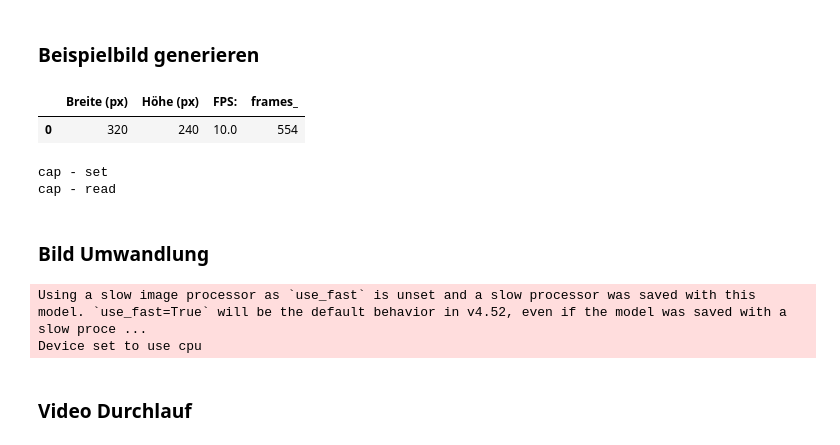
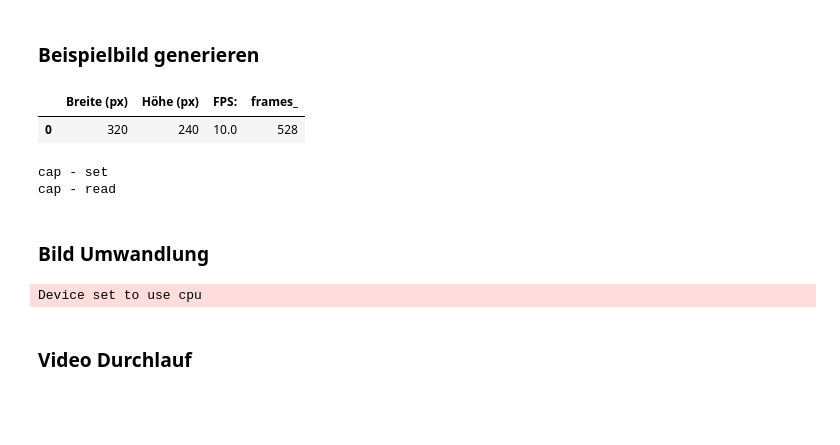
Before and after one commit to domhel/2025_p03_policy_learning, a Jupyter notebook: src/video_converter_dev.ipynb, the cells around one changed output. Drawn from its saved outputs; the diff is of its cells as text; code cells hidden in the pictures; blank space fills up the shorter version.

```diff
--- a/src/video_converter_dev.ipynb
+++ b/src/video_converter_dev.ipynb
@@ -121,7 +121,7 @@ pediction_models_list = [prediction_models.DEPTH_ANYTHING_V2]
 #extract single image from video in variable image_example [Image.Image]
 import pandas as pd
 
-path_example = r"C:\Users\lehrm\Daten\Arbeit_u_Studium\Studium\5_Master_lokal\repos\2025_p03_policy_learning\dataset\studytable_open_drawer\videos\chunk-000\observation.image.camera1_img\episode_000000.mp4"
+path_example = r"C:\Users\lehrm\Daten\Arbeit_u_Studium\Studium\5_Master_lokal\repos\2025_p03_policy_learning\dataset\studytable_open_drawer\videos\chunk-000\observation.image.camera1_img\episode_000002.mp4"
 cap = cv2.VideoCapture(path_example)
 if not cap.isOpened():
     print("Error: Could not open video.")
@@ -130,35 +130,36 @@ height = int(cap.get(cv2.CAP_PROP_FRAME_HEIGHT))
 fps = cap.get(cv2.CAP_PROP_FPS)
 frame_count = int(cap.get(cv2.CAP_PROP_FRAME_COUNT))
 
 df_video_data = pd.DataFrame({
         'Breite (px)': [width],
         'Höhe (px)': [height],
         'FPS:':[fps],
         'frames_':[frame_count]
     })
 
 display(df_video_data)
 
 
-frame_number = 450
+frame_number = 315
 
 if frame_number<frame_count:
     cap.set(cv2.CAP_PROP_POS_FRAMES, frame_number)
     print("cap - set")
     ret, frame = cap.read()
     print("cap - read ")
     if ret:             #read was sucesssful
         frame_rgb = cv2.cvtColor(frame, cv2.COLOR_BGR2RGB)      #Image as Array with RGB Values
         image_example = Image.fromarray(frame_rgb)
         image_example.show()
+        image_example.save(r"C:\Users\lehrm\Downloads\images\cam1.jpg")
     else:
         print("Warning: Frame could not be read!")
 
 
 cap.release()
 # %% [output]
 |  | Breite (px) | Höhe (px) | FPS: | frames_ |
-| 0 | 320 | 240 | 10.0 | 554 |
+| 0 | 320 | 240 | 10.0 | 528 |
 cap - set
 cap - read
 # %% [markdown]
@@ -166,8 +167,8 @@ cap - read
 # %%
 new_image_example = apply_model(image_example,model_selection=prediction_models.DEPTH_ANYTHING_V2)
 new_image_example.show()
+new_image_example.save(r"C:\Users\lehrm\Downloads\images\cam1_depth.jpg")
 # %% [output]
-Using a slow image processor as `use_fast` is unset and a slow processor was saved with this model. `use_fast=True` will be the default behavior in v4.52, even if the model was saved with a slow proce ...
 Device set to use cpu
 # %% [markdown]
 ### Video Durchlauf
```
Also changed, not shown: 1 other file.
